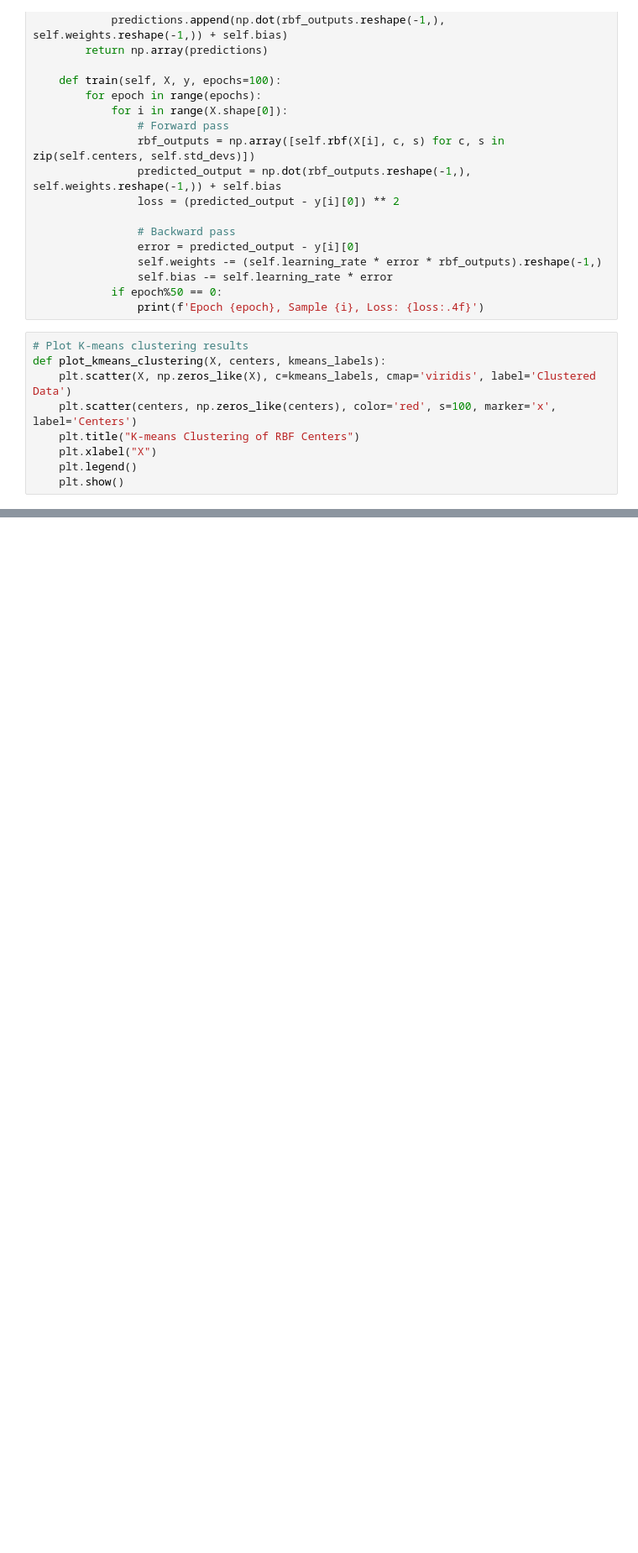
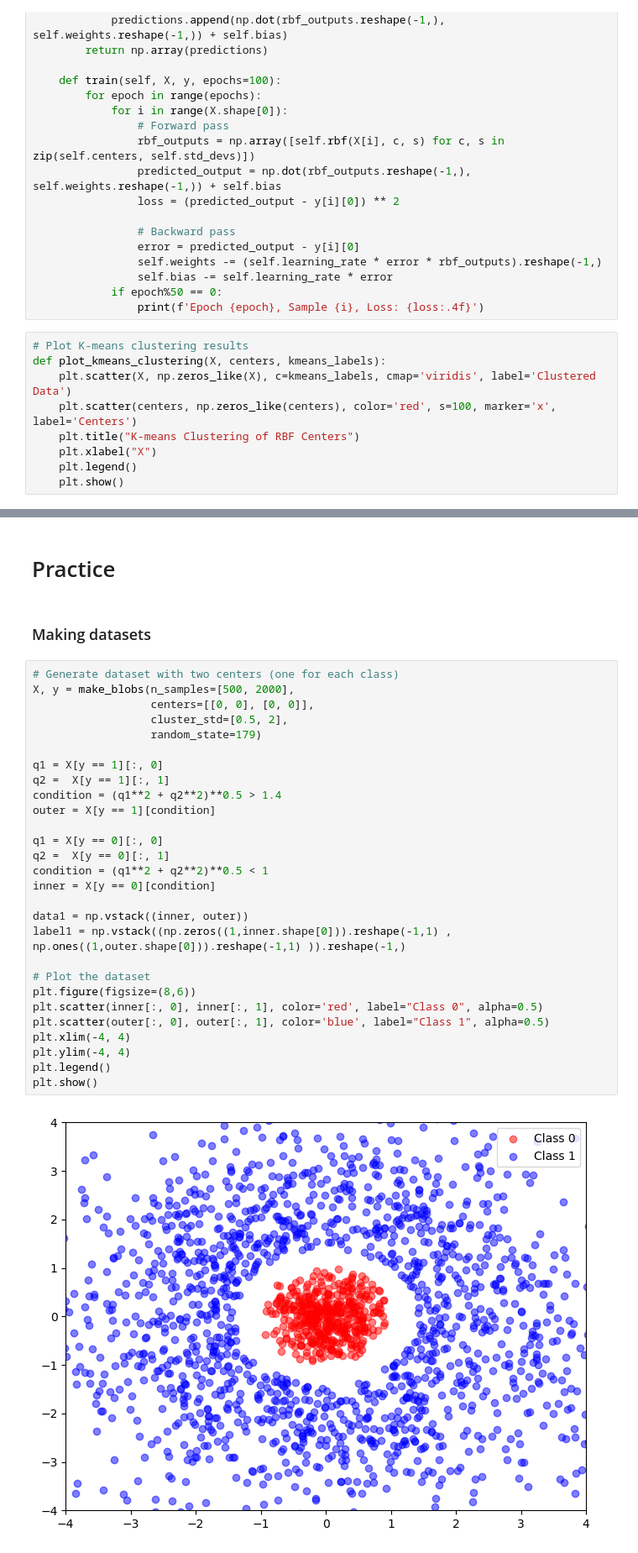
Before and after one commit to mmahdin/Computational-Intelligence-EE-AUT, a Jupyter notebook: lab/5/main.ipynb, the cells around one changed output, grey strips where cells are left out. Shown at 84% size. Cells and saved outputs as stored; diff of their text form; blank space fills up the shorter version.

```diff
--- a/lab/5/main.ipynb
+++ b/lab/5/main.ipynb
@@ -234,0 +299,34 @@ Epoch [10000/10000], Loss: 0.0066
+# %% [markdown]
+# Practice
+# %% [markdown]
+### Making datasets
+# %%
+# Generate dataset with two centers (one for each class)
+X, y = make_blobs(n_samples=[500, 2000],
+                  centers=[[0, 0], [0, 0]],
+                  cluster_std=[0.5, 2],
+                  random_state=179)
+
+q1 = X[y == 1][:, 0]
+q2 =  X[y == 1][:, 1]
+condition = (q1**2 + q2**2)**0.5 > 1.4
+outer = X[y == 1][condition]
+
+q1 = X[y == 0][:, 0]
+q2 =  X[y == 0][:, 1]
+condition = (q1**2 + q2**2)**0.5 < 1
+inner = X[y == 0][condition]
+
+data1 = np.vstack((inner, outer))
+label1 = np.vstack((np.zeros((1,inner.shape[0])).reshape(-1,1) , np.ones((1,outer.shape[0])).reshape(-1,1) )).reshape(-1,)
+
+# Plot the dataset
+plt.figure(figsize=(8,6))
+plt.scatter(inner[:, 0], inner[:, 1], color='red', label="Class 0", alpha=0.5)
+plt.scatter(outer[:, 0], outer[:, 1], color='blue', label="Class 1", alpha=0.5)
+plt.xlim(-4, 4)
+plt.ylim(-4, 4)
+plt.legend()
+plt.show()
+# %% [output]
+[figure, added]
```
Also changed, not shown: parts of 11 cells of this notebook.
